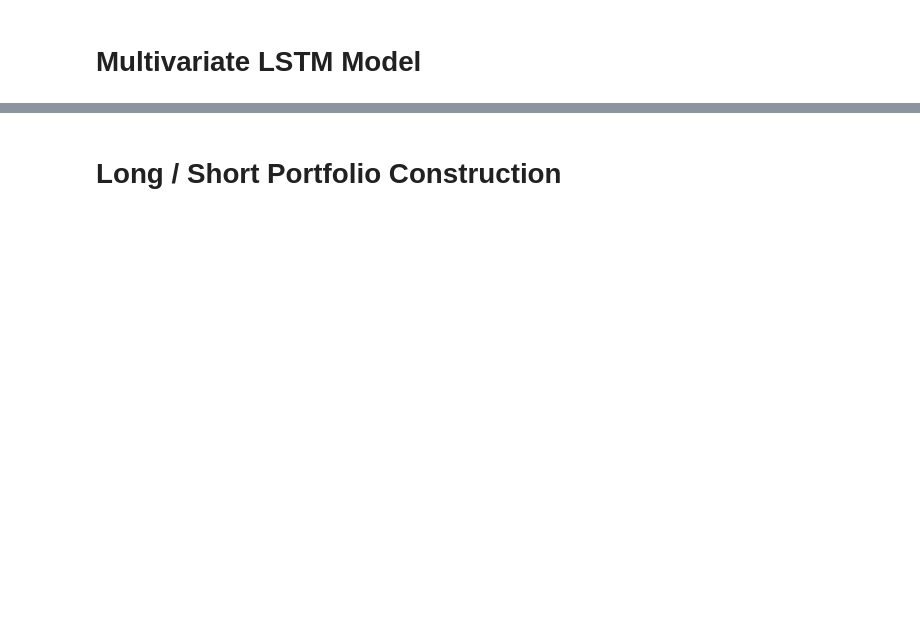
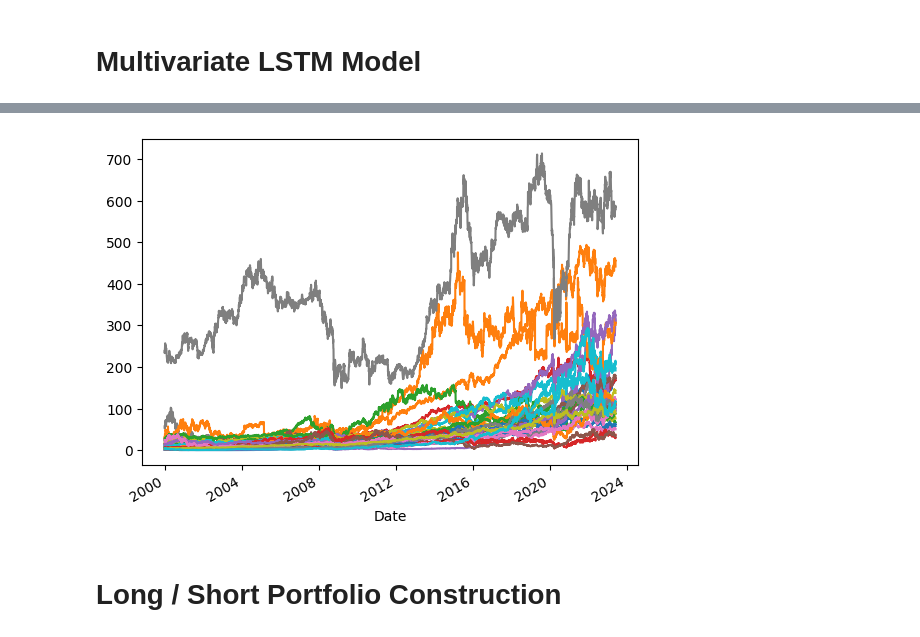
Before and after one commit to eldor-fozilov/FracLSTM-Portfolio, a Jupyter notebook: model_building.ipynb, the cells around one changed output, grey strips where cells are left out. Saved outputs shown, nothing was run; the diff lists cells and outputs as text; code cells hidden in the pictures; blank space fills up the shorter version.

```diff
--- a/model_building.ipynb
+++ b/model_building.ipynb
@@ -412,0 +196,3 @@ plt.plot(stock_return.index, predic)
+# %%
+drop_companies = data_log_frac_order['Adj Close'][data_log_frac_order['Adj Close'] == 0].index.values
+drop_companies
@@ -412,0 +202,3 @@ plt.plot(stock_return.index, predic)
+# %%
+subset_selected_stocks = stock_returns.drop(drop_companies, axis = 1)
+subset_selected_stocks
@@ -412,0 +220,5 @@ plt.plot(stock_return.index, predic)
+# %%
+random.seed(100)
+subset_selected_tickers = list(subset_selected_stocks.columns)
+subset_selected_tickers = random.sample(subset_selected_tickers, 30) # randomly choose 30 companies
+subset_selected_tickers
@@ -413,2 +243,12 @@ plt.plot(stock_return.index, predic)
+# %%
+if 'AAPL' not in subset_selected_tickers:
+  subset_selected_tickers[0] = 'AAPL'
+if 'AMZN' not in subset_selected_tickers:
+  subset_selected_tickers[-1] = 'AMZN'
+# %%
+for comp in subset_selected_tickers:
+  selected_stocks[('Adj Close', comp)].plot()
+# %% [output]
+[figure, added]
 # %% [markdown]
 # Long / Short Portfolio Construction
```
Also changed, not shown: parts of 37 cells of this notebook.
